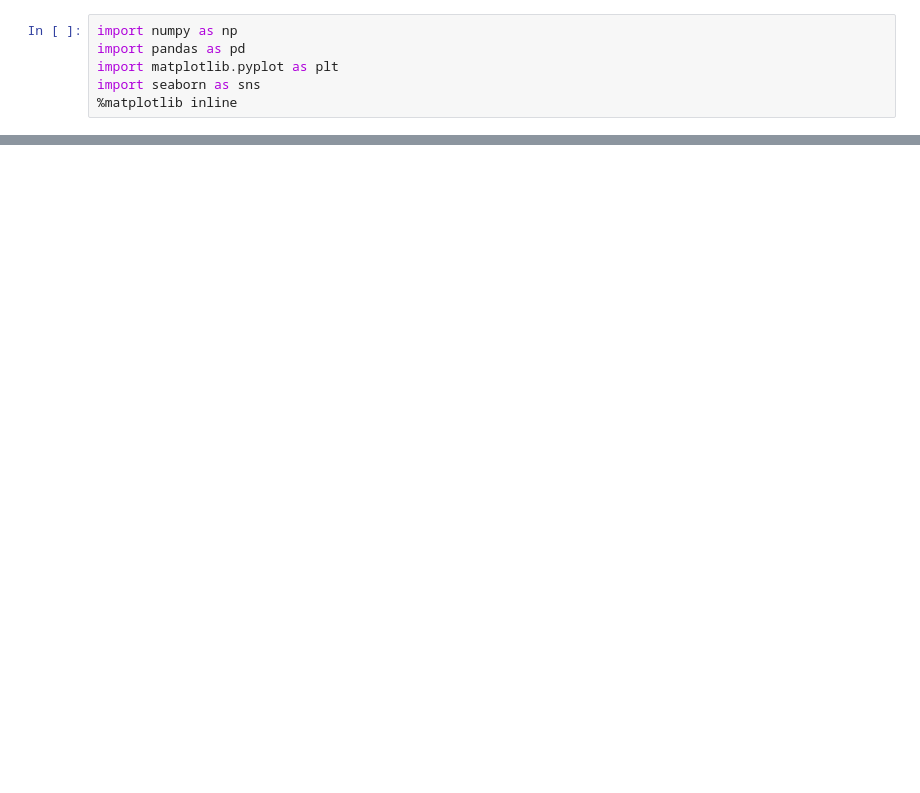
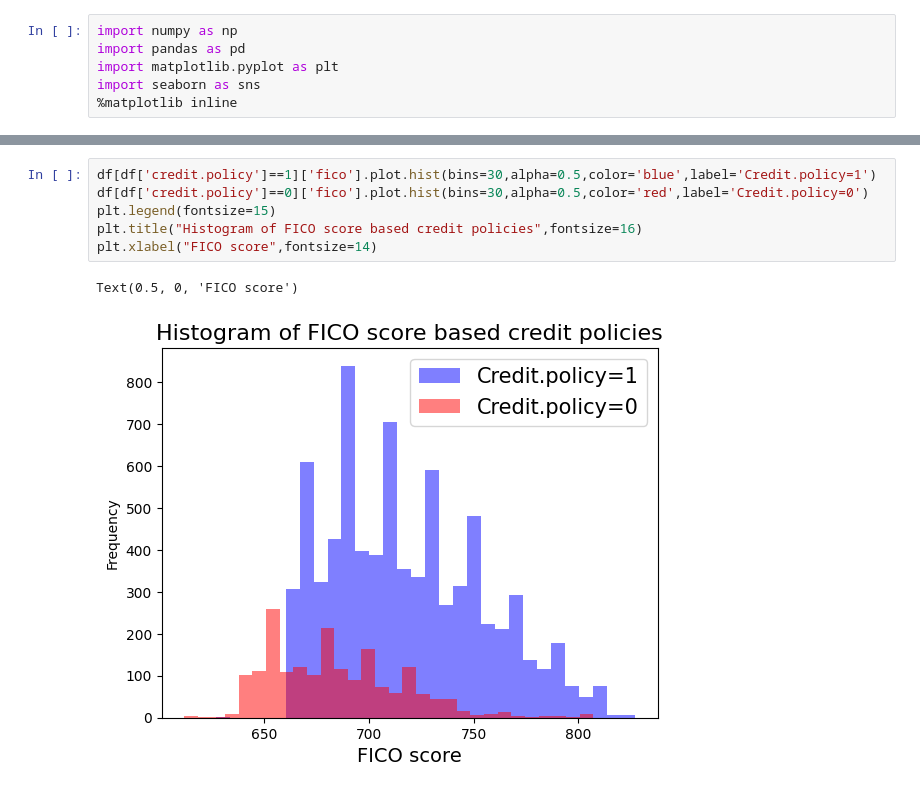
Before and after one commit to akshith-nandan/Aiml-2025, a Jupyter notebook: Lab09.ipynb, the cells around one changed output, grey strips where cells are left out. Drawn from its saved outputs; the diff is of its cells as text; blank space fills up the shorter version.

```diff
--- a/Lab09.ipynb
+++ b/Lab09.ipynb
@@ -64,0 +86,9 @@ sns.pairplot(dt)
+# %%
+df[df['credit.policy']==1]['fico'].plot.hist(bins=30,alpha=0.5,color='blue',label='Credit.policy=1')
+df[df['credit.policy']==0]['fico'].plot.hist(bins=30,alpha=0.5,color='red',label='Credit.policy=0')
+plt.legend(fontsize=15)
+plt.title("Histogram of FICO score based credit policies",fontsize=16)
+plt.xlabel("FICO score",fontsize=14)
+# %% [output]
+Text(0.5, 0, 'FICO score')
+[figure, added]
```
Also changed, not shown: parts of 29 cells of this notebook.
